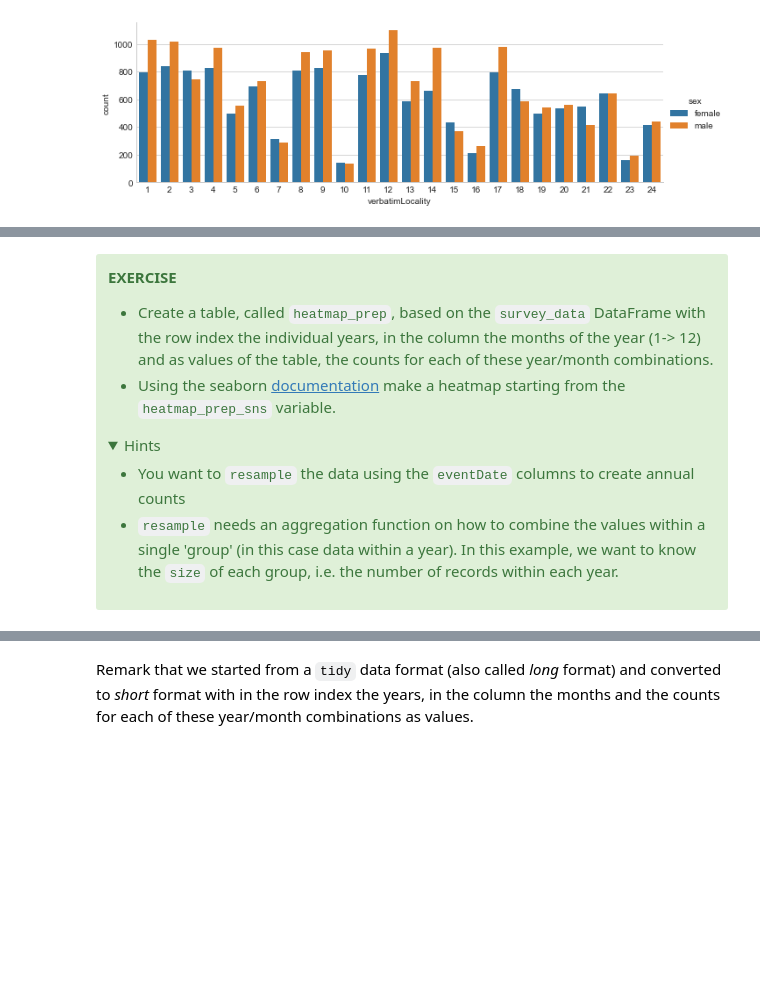
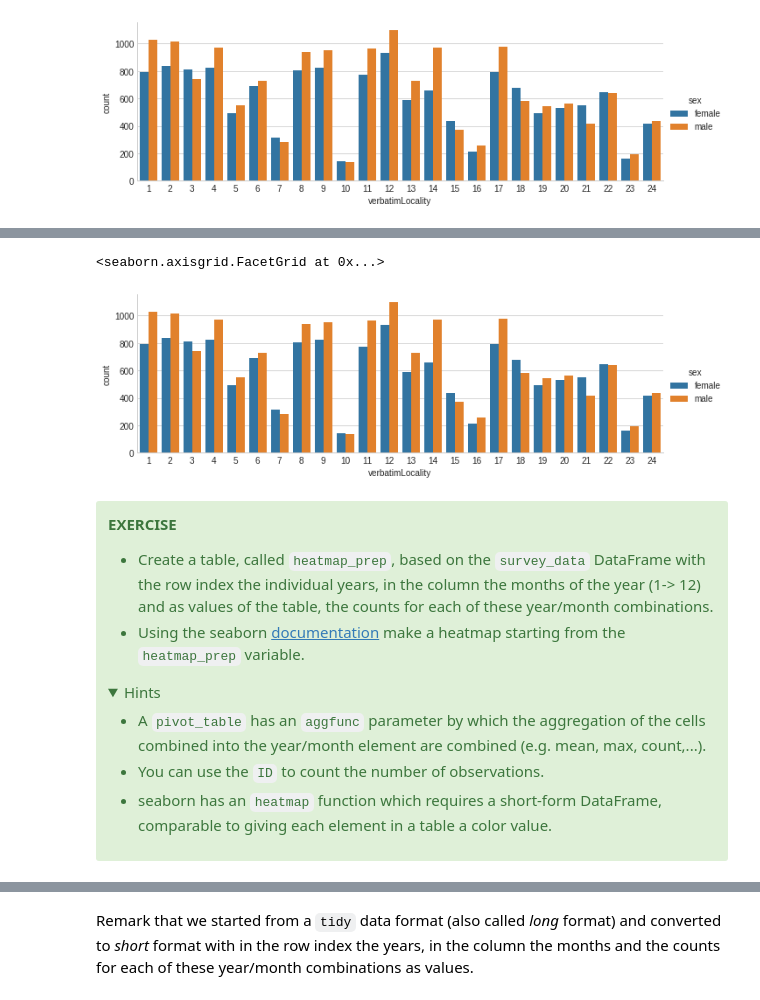
Before and after one commit to jorisvandenbossche/course-python-data, a Jupyter notebook: notebooks/case2_observations.ipynb, the cells around one changed output, grey strips where cells are left out. Cells and saved outputs as stored; diff of their text form; code cells hidden in the pictures; folded sections open; blank space fills up the shorter version.

Commit message:
Align observation data case exercices to fix  #18

```diff
--- a/notebooks/case2_observations.ipynb
+++ b/notebooks/case2_observations.ipynb
@@ -689,15 +706,22 @@ sns.catplot(data=survey_data, x="verbatimLocality",
+# %%
+sns.catplot(data=survey_data, x="verbatimLocality",
+            hue="sex", kind="count", height=3, aspect=3)
+# %% [output]
+<seaborn.axisgrid.FacetGrid at 0x...>
+[figure, added]
 # %% [markdown]
 <div class="alert alert-success">
 
 **EXERCISE**
 
 - Create a table, called `heatmap_prep`, based on the `survey_data` DataFrame with the row index the individual years, in the column the months of the year (1-> 12) and as values of the table, the counts for each of these year/month combinations.
-- Using the seaborn <a href="http://seaborn.pydata.org/generated/seaborn.heatmap.html">documentation</a> make a heatmap starting from the `heatmap_prep_sns` variable.
+- Using the seaborn <a href="http://seaborn.pydata.org/generated/seaborn.heatmap.html">documentation</a> make a heatmap starting from the `heatmap_prep` variable.
 
 <details><summary>Hints</summary>
 
-- You want to `resample` the data using the `eventDate` columns to create annual counts
-- `resample` needs an aggregation function on how to combine the values within a single 'group' (in this case data within a year). In this example, we want to know the `size` of each group, i.e. the number of records within each year.
+- A `pivot_table` has an `aggfunc` parameter by which the aggregation of the cells combined into the year/month element are combined (e.g. mean, max, count,...).
+- You can use the `ID` to count the number of observations.
+- seaborn has an `heatmap` function which requires a short-form DataFrame, comparable to giving each element in a table a color value.
 
 </details>
 # %%
```
Also changed, not shown: parts of 18 cells of this notebook, 4 other files.
